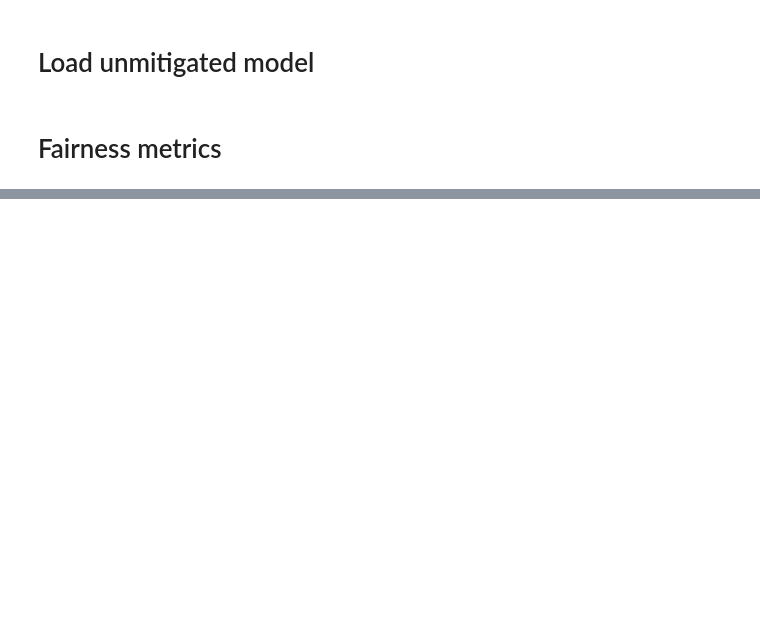
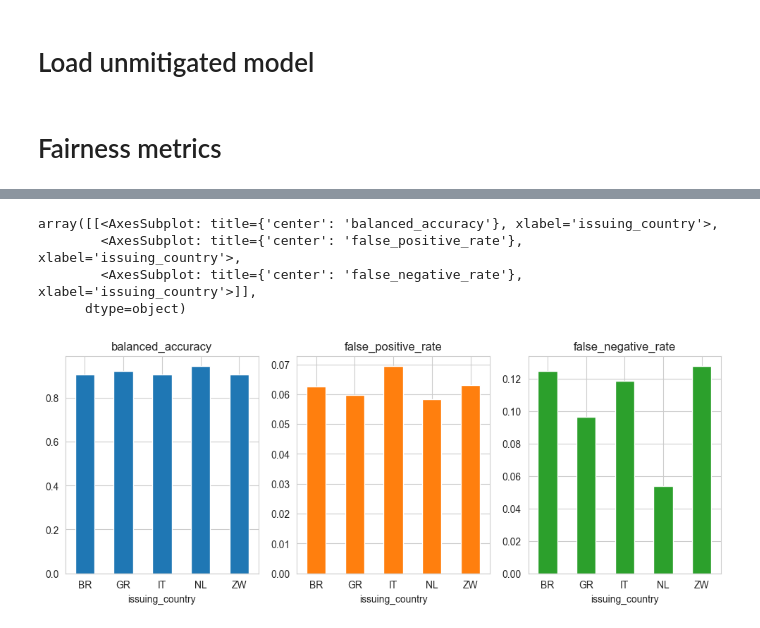
Before and after one commit to ymurong/DSP, a Jupyter notebook: classifier/fairness.ipynb, the cells around one changed output, grey strips where cells are left out. Cells and saved outputs as stored; diff of their text form; code cells hidden in the pictures; blank space fills up the shorter version.

```diff
--- a/classifier/fairness.ipynb
+++ b/classifier/fairness.ipynb
@@ -221,0 +313,2 @@ equalized_odds_unmitigated
+# %%
+metricframe_postprocess = MetricFrame(
@@ -221,0 +331,10 @@ equalized_odds_unmitigated
+# %%
+metricframe_postprocess.by_group[metrics_to_report].plot.bar(
+    subplots=True, layout=[1, 3], figsize=[12, 4], legend=None, rot=0
+)
+# %% [output]
+array([[<AxesSubplot: title={'center': 'balanced_accuracy'}, xlabel='issuing_country'>,
+        <AxesSubplot: title={'center': 'false_positive_rate'}, xlabel='issuing_country'>,
+        <AxesSubplot: title={'center': 'false_negative_rate'}, xlabel='issuing_country'>]],
+      dtype=object)
+[figure, added]
```
Also changed, not shown: parts of 19 cells of this notebook, 25 other files.
